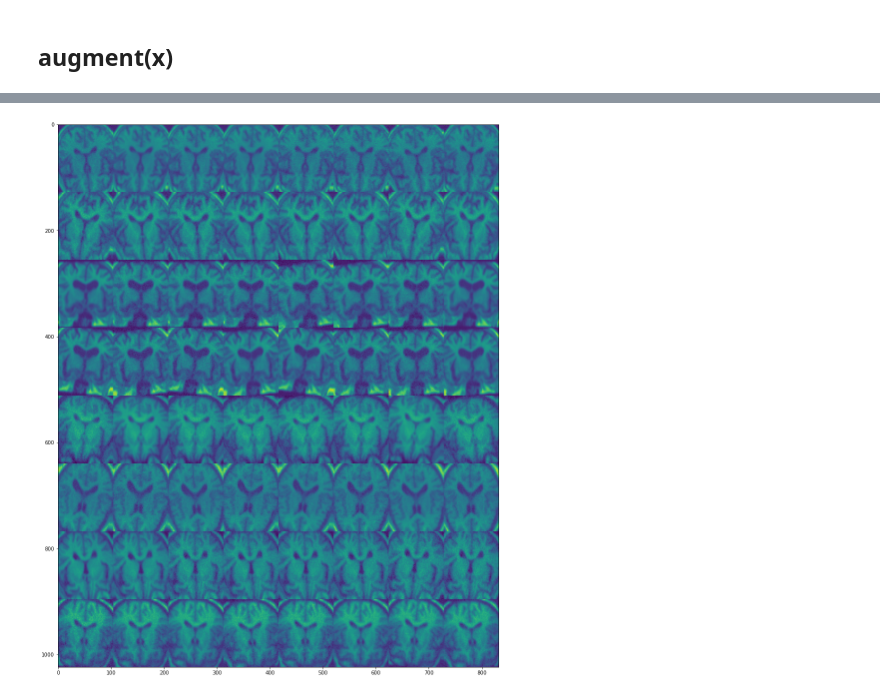
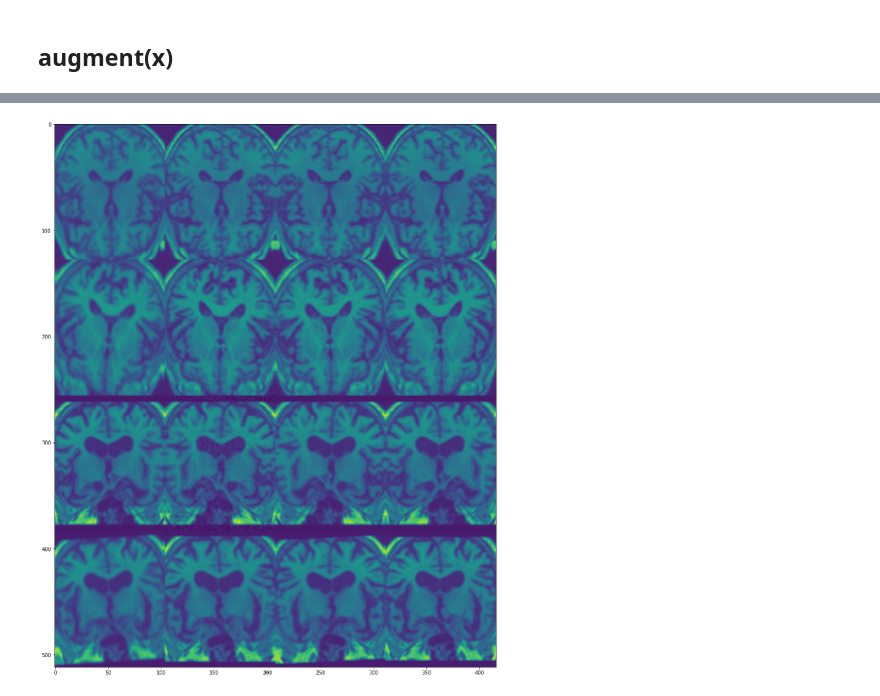
Before and after one commit to timzatko/dp, a Jupyter notebook: conda_notebooks/augmentations.ipynb, the cells around one changed output, grey strips where cells are left out. Drawn from its saved outputs; the diff is of its cells as text; code cells hidden in the pictures.

```diff
--- a/conda_notebooks/augmentations.ipynb
+++ b/conda_notebooks/augmentations.ipynb
@@ -83,10 +83,10 @@ plt.imshow(rotated[56])
 # %%
 x = val_x[0]
-zoom = 0.1
+zoom = 0.25
 
 x_zoomed = tf.keras.preprocessing.image.random_zoom(
     x.reshape(x.shape[:3]),
-    (1 - zoom, 1 - zoom),
+    (1 - zoom, 1),
     row_axis=1,
     col_axis=2,
     channel_axis=0,
@@ -175,7 +175,7 @@ def augment_rotate_img(x, angle=None):
 def augment_random_zoom(x, zoom=None):
     x_zoomed = tf.keras.preprocessing.image.random_zoom(
         x.reshape(x.shape[:3]),
-        (1 - zoom, 1 - zoom),
+        (1 - zoom, 1),
         row_axis=1,
         col_axis=2,
         channel_axis=0,
@@ -232,22 +264,23 @@ def augment(x):
 # %%
-def augment(x):
-    x = x.numpy()
+# def augment(x):
+#     x = x.numpy()
 
-    x = augment_invert_img(x)
-    x = augment_rotate_img(x, angle=10)
-    x = augment_random_zoom(x, zoom=0.05)
-#     x = augment_random_shear(x, angle=2.5)
-    x = augment_random_gaussian_blur(x, sigma=1.5)
-    x = augment_random_gaussian_noise(x, var=0.0004)
+#     x = augment_invert_img(x)
+#     x = augment_rotate_img(x, angle=10)
+#     x = augment_random_zoom(x, zoom=0.05)
+# #     x = augment_random_shear(x, angle=2.5)
+#     x = augment_random_gaussian_blur(x, sigma=1.5)
+#     x = augment_random_gaussian_noise(x, var=0.0004)
 
-    return x
+#     return x
 # %%
 AUTOTUNE = tf.data.experimental.AUTOTUNE
 
 
-dataset = tf.data.Dataset.from_tensor_slices((val_x[:8], val_y[:8]))
+i = 4
+dataset = tf.data.Dataset.from_tensor_slices((val_x[:i], val_y[:i]))
 dataset = dataset.map(lambda x, y: (tf.py_function(func=augment, inp=[x], Tout=tf.float32), y), num_parallel_calls=AUTOTUNE)
 
-plot_images(dataset, 8, 8, input_shape)
+plot_images(dataset, i, i, input_shape)
 # %% [output]
-[figure, old version]
+[figure, new version]
```
Also changed, not shown: parts of 3 cells of this notebook, 3 other files.
